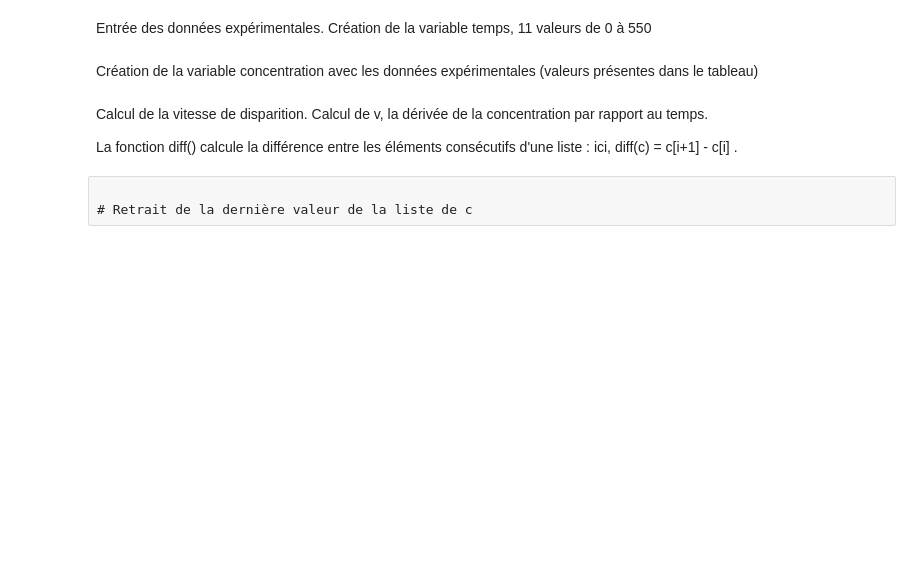
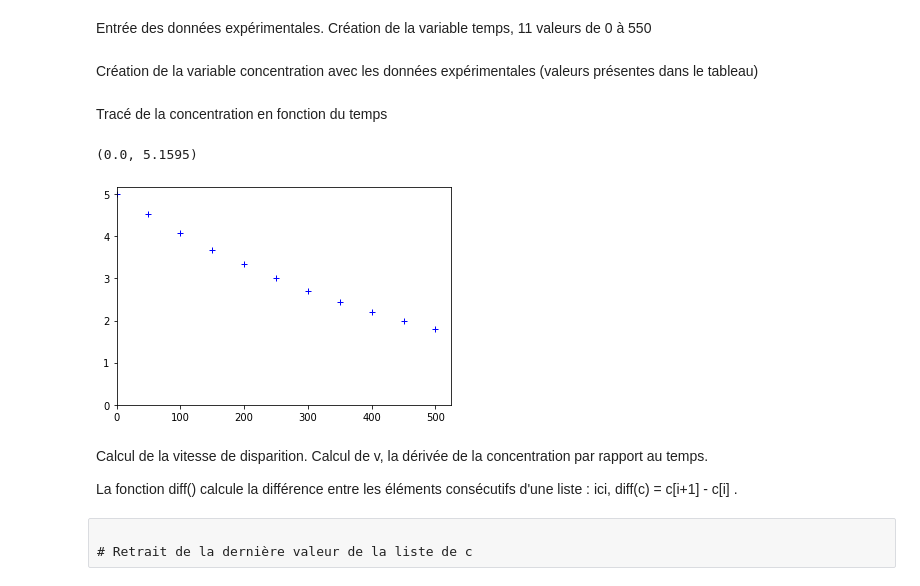
Before and after one commit to RMBDP/pc, a Jupyter notebook: cinetique ELEVE(1).ipynb, the cells around one changed output. Saved outputs shown, nothing was run; the diff lists cells and outputs as text; code cells hidden in the pictures; blank space fills up the shorter version.

```diff
--- a/cinetique ELEVE(1).ipynb
+++ b/cinetique ELEVE(1).ipynb
@@ -26,6 +26,15 @@ t=np.arange(0,550,50)
 # %%
 
 c = [5,4.52,4.08,3.68,3.33,3,2.71,2.45,2.21,2,1.81]
+# %% [markdown]
+Tracé de la concentration en fonction du temps
+# %%
+plt.plot(t,c,"+",color='blue',label="v")
+plt.xlim(0)
+plt.ylim(0)
+# %% [output]
+(0.0, 5.1595)
+[figure, added]
 # %% [markdown]
 Calcul de la vitesse de disparition. Calcul de v, la dérivée de la concentration par rapport au temps.
 
```
Also changed, not shown: parts of 2 cells of this notebook.
